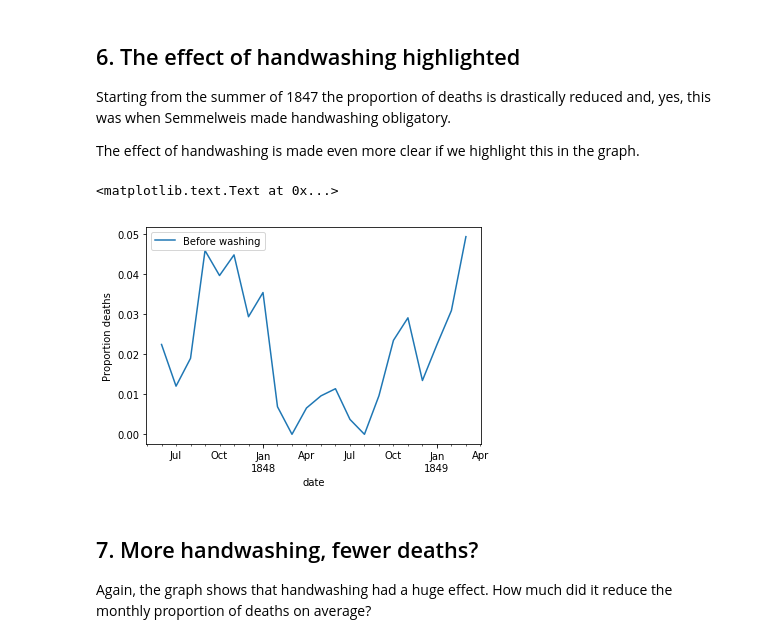
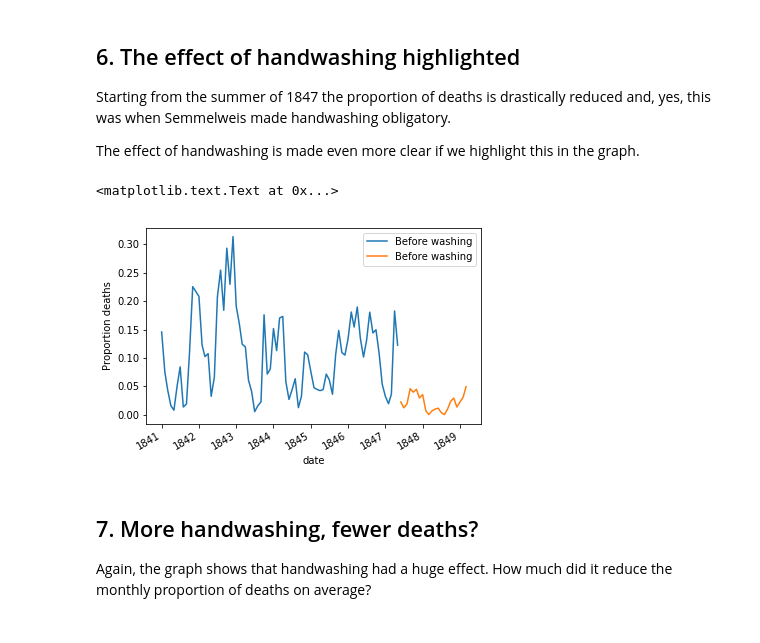
Before and after one commit to davletovb/data, a Jupyter notebook: discovery_of_handwashing.ipynb, the cells around one changed output. Saved outputs shown, nothing was run; the diff lists cells and outputs as text; code cells hidden in the pictures.

```diff
--- a/discovery_of_handwashing.ipynb
+++ b/discovery_of_handwashing.ipynb
@@ -98,18 +96,19 @@ ax.set_ylabel('Proportion deaths')
 # %%
 # Date when handwashing was made mandatory
 import pandas as pd
 handwashing_start = pd.to_datetime('1847-06-01')
 
 # Split monthly into before and after handwashing_start
 before_washing = monthly[monthly.date<handwashing_start]
 after_washing = monthly[monthly.date>=handwashing_start]
 
 # Plot monthly proportion of deaths before and after handwashing
-ax=after_washing.plot(x='date',y='proportion_deaths',label='Before washing')
+ax=before_washing.plot(x='date',y='proportion_deaths',label='Before washing')
+after_washing.plot(x='date',y='proportion_deaths',label='Before washing',ax=ax)
 ax.set_ylabel('Proportion deaths')
 # %% [output]
 <matplotlib.text.Text at 0x...>
-[figure, old version]
+[figure, new version]
 # %% [markdown]
 ## 7. More handwashing, fewer deaths?
 <p>Again, the graph shows that handwashing had a huge effect. How much did it reduce the monthly proportion of deaths on average?</p>
```
Also changed, not shown: parts of 2 cells of this notebook, 1 other file.
